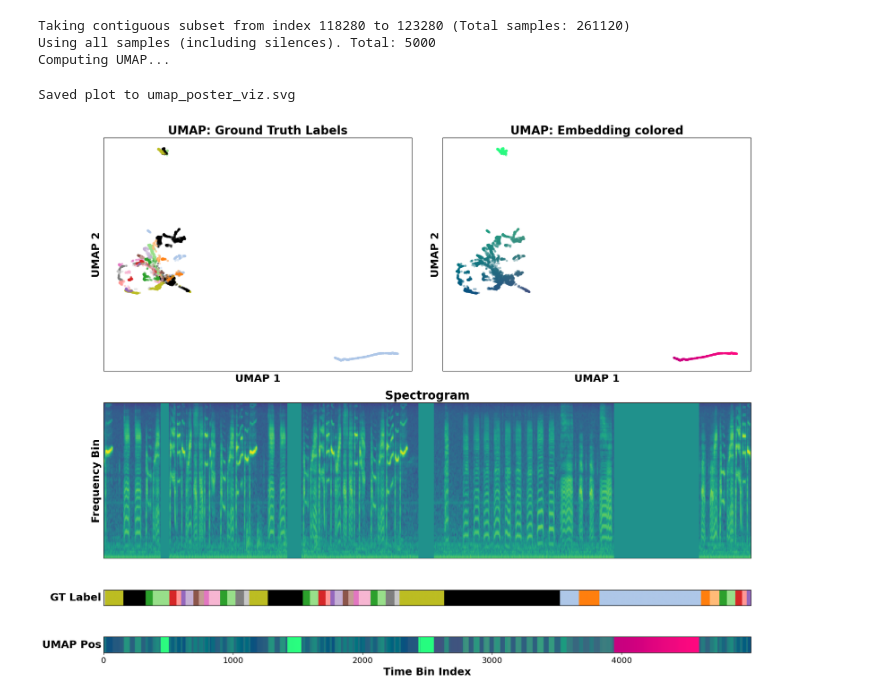
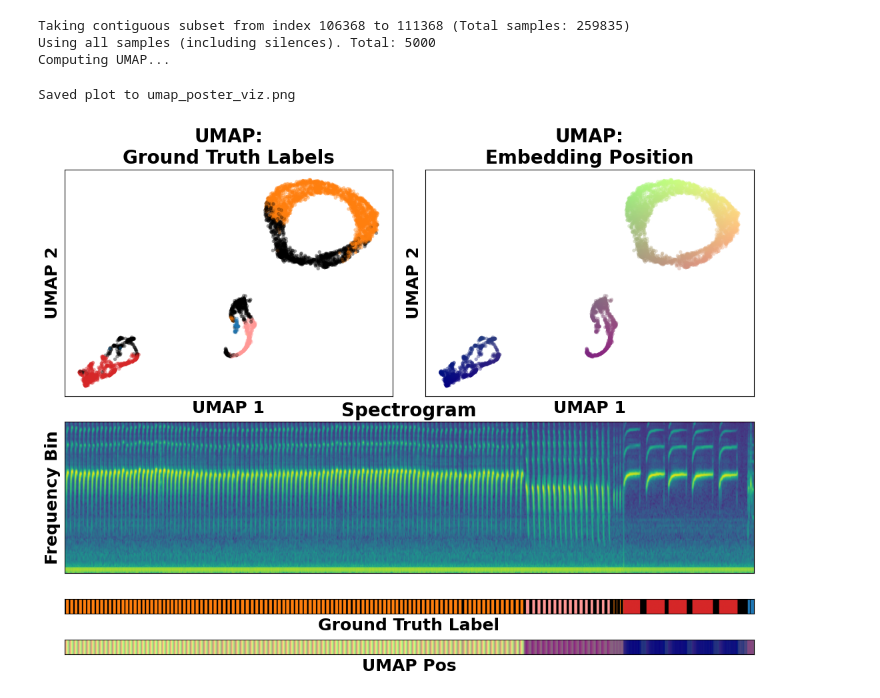
Before and after one commit to georgevenven/TinyBird, a Jupyter notebook: umap_test.ipynb, the cells around one changed output. Saved outputs shown, nothing was run; the diff lists cells and outputs as text; code cells hidden in the pictures.

```diff
--- a/umap_test.ipynb
+++ b/umap_test.ipynb
@@ -17,7 +17,7 @@ plt.rcParams.update({
 })
 
 # Load data
-embedding_path = "/Users/georgev/Documents/codebases/TinyBird/results/eval_experiments/tinybird_pretrain_20251122_091539/bengalese_finch/bird2/embeddings.npz"
+embedding_path = "/Users/georgev/Documents/codebases/TinyBird/results/eval_experiments/tinybird_pretrain_20251122_091539_newer/canary/llb3_annot/embeddings.npz"
 
 data = np.load(embedding_path)
 
@@ -46,8 +46,7 @@ emb_subset = emb[start_idx:end_idx]
 labels_subset = labels[start_idx:end_idx]
 spec_subset = spectrogram[start_idx:end_idx]
 
-# --- DO NOT Remove Intersyllabic Silences (as per new request) ---
-# We keep everything including -1 labels
+# Keep all samples (including silences)
 emb_filtered = emb_subset
 labels_filtered = labels_subset
 spec_filtered = spec_subset
@@ -62,39 +61,21 @@ emb_umap = reducer.fit_transform(emb_filtered)
 # --- Prepare Colors ---
 
 # 1. Ground Truth Colors
-# Logic: Label 0 -> Black. Others -> Tab20
+# Logic: Label -1 (silence) -> Black. Label 0 and all other positive labels -> Tab20 colors
 unique_labels = np.unique(labels_filtered)
 cmap = plt.get_cmap('tab20')
 
 # Create color array
 c_gt = np.zeros((len(labels_filtered), 4)) # RGBA
 
-# Helper to get color from label
 def get_label_color(lbl):
-    if lbl == 0:
-        return [0.0, 0.0, 0.0, 1.0] # Black
-    elif lbl == -1:
-        # Silence default (if not merged)
-        return [0.9, 0.9, 0.9, 1.0] # Light Gray
+    if lbl == -1:
+        return [0.0, 0.0, 0.0, 1.0] # Black for silence
     else:
-        return cmap((lbl) % 20)
+        return cmap((lbl) % 20) # tab20 for all non-silence (including label 0)
 
-# Forward fill for visual continuity (approx "merge with surrounding")
-# We'll iterate and keep track of last non-silence label
-last_valid_color = [0.9, 0.9, 0.9, 1.0]
-c_gt_filled = np.zeros((len(labels_filtered), 4))
-
-for i in range(len(labels_filtered)):
-    lbl = labels_filtered[i]
-    if lbl != -1:
-        color = get_label_color(lbl)
-        last_valid_color = color
-        c_gt[i] = color
-        c_gt_filled[i] = color
-    else:
-        # It's silence
-        c_gt[i] = [0.9, 0.9, 0.9, 0.3] # Gray, semi-transparent for scatter
-        c_gt_filled[i] = last_valid_color # Forward filled for bar (or scatter?)
+for i, lbl in enumerate(labels_filtered):
+    c_gt[i] = get_label_color(lbl)
 
 # 2. Position Colors (Map 2D UMAP to RGB)
 min_u = emb_umap.min(axis=0)
@@ -107,70 +88,63 @@ c_pos[:, 1] = norm_umap[:, 1]
 c_pos[:, 2] = 0.5
 
 # --- Plotting ---
-fig = plt.figure(figsize=(20, 16)) # Poster ready size
-gs = gridspec.GridSpec(4, 2, height_ratios=[3, 2, 0.2, 0.2], hspace=0.3, wspace=0.1)
+fig = plt.figure(figsize=(11, 8.875)) # 11 x 8.875 inches as requested
+gs = gridspec.GridSpec(4, 2, height_ratios=[3, 2, 0.2, 0.2], hspace=0.25, wspace=0.1, left=0.05, right=0.99, top=0.88, bottom=0.06)
 
 # 1. UMAP: Ground Truth Labels
 ax_umap_gt = fig.add_subplot(gs[0, 0])
-# Use filled colors (merging silence)
-# ADDED: alpha=0.4 for opacity
-scatter_gt = ax_umap_gt.scatter(emb_umap[:, 0], emb_umap[:, 1], c=c_gt_filled, s=15, alpha=0.4, edgecolors='none')
-ax_umap_gt.set_title("UMAP: Ground Truth Labels", fontweight='bold')
+# No merging, just raw labels; alpha=0.4 for visual consistency
+scatter_gt = ax_umap_gt.scatter(emb_umap[:, 0], emb_umap[:, 1], c=c_gt, s=15, alpha=0.4, edgecolors='none')
+ax_umap_gt.set_title("UMAP:\nGround Truth Labels", fontweight='bold')
 
-# --- UPDATED: Add UMAP 1/2 axis labels and remove ticks ---
 ax_umap_gt.set_xlabel("UMAP 1", fontweight='bold')
 ax_umap_gt.set_ylabel("UMAP 2", fontweight='bold')
 ax_umap_gt.set_xticks([])
 ax_umap_gt.set_yticks([])
 
-
 # 2. UMAP: Embedding colored (Position)
 ax_umap_pos = fig.add_subplot(gs[0, 1])
-# ADDED: alpha=0.4 for opacity
 scatter_pos = ax_umap_pos.scatter(emb_umap[:, 0], emb_umap[:, 1], c=c_pos, s=15, alpha=0.4, edgecolors='none')
-ax_umap_pos.set_title("UMAP: Embedding colored", fontweight='bold')
-
-# --- UPDATED: Add UMAP 1/2 axis labels and remove ticks ---
+ax_umap_pos.set_title("UMAP:\nEmbedding Position", fontweight='bold')
 ax_umap_pos.set_xlabel("UMAP 1", fontweight='bold')
 ax_umap_pos.set_ylabel("UMAP 2", fontweight='bold')
 ax_umap_pos.set_xticks([])
 ax_umap_pos.set_yticks([])
 
-
 # 3. Spectrogram (Full with silences)
 ax_spec = fig.add_subplot(gs[1, :])
-# --- UPDATED: Use 'viridis' colormap ---
 ax_spec.imshow(spec_filtered.T, aspect='auto', origin='lower', cmap='viridis')
 ax_spec.set_title("Spectrogram", fontweight='bold')
 ax_spec.set_ylabel("Frequency Bin", fontweight='bold')
 ax_spec.set_xticks([])
 ax_spec.set_yticks([])
+# Removed x-axis label "Time Bin Index" as per instruction
 
 # 4. Color Bar: Ground Truth
 ax_bar_gt = fig.add_subplot(gs[2, :])
-ax_bar_gt.imshow(c_gt_filled[np.newaxis, :, :], aspect='auto')
-ax_bar_gt.set_ylabel("GT Label", rotation=0, ha='right', va='center', fontweight='bold')
+ax_bar_gt.imshow(c_gt[np.newaxis, :, :], aspect='auto')
+ax_bar_gt.set_xlabel("Ground Truth Label", fontweight='bold')
 ax_bar_gt.set_yticks([])
 ax_bar_gt.set_xticks([])
 
 # 5. Color Bar: Position in UMAP
 ax_bar_pos = fig.add_subplot(gs[3, :])
 ax_bar_pos.imshow(c_pos[np.newaxis, :, :], aspect='auto')
-ax_bar_pos.set_ylabel("UMAP Pos", rotation=0, ha='right', va='center', fontweight='bold')
+ax_bar_pos.set_xlabel("UMAP Pos", fontweight='bold')
 ax_bar_pos.set_yticks([])
-ax_bar_pos.set_xlabel("Time Bin Index", fontweight='bold')
+ax_bar_pos.set_xticks([])
 
-plt.tight_layout()
+# plt.tight_layout()
 
-# Save as SVG
-svg_path = "umap_poster_viz.svg"
-plt.savefig(svg_path, format='svg', bbox_inches='tight')
-print(f"Saved plot to {svg_path}")
+# Save as PNG at HIGH DPI (600)
+png_path = "umap_poster_viz.png"
+plt.savefig(png_path, format='png', dpi=600)
+print(f"Saved plot to {png_path}")
 
 plt.show()
 # %% [output]
-Taking contiguous subset from index 118280 to 123280 (Total samples: 261120)
+Taking contiguous subset from index 106368 to 111368 (Total samples: 259835)
 Using all samples (including silences). Total: 5000
 Computing UMAP...
-Saved plot to umap_poster_viz.svg
+Saved plot to umap_poster_viz.png
-[figure, old version]
+[figure, new version]
```
Also changed, not shown: 10 other files.
